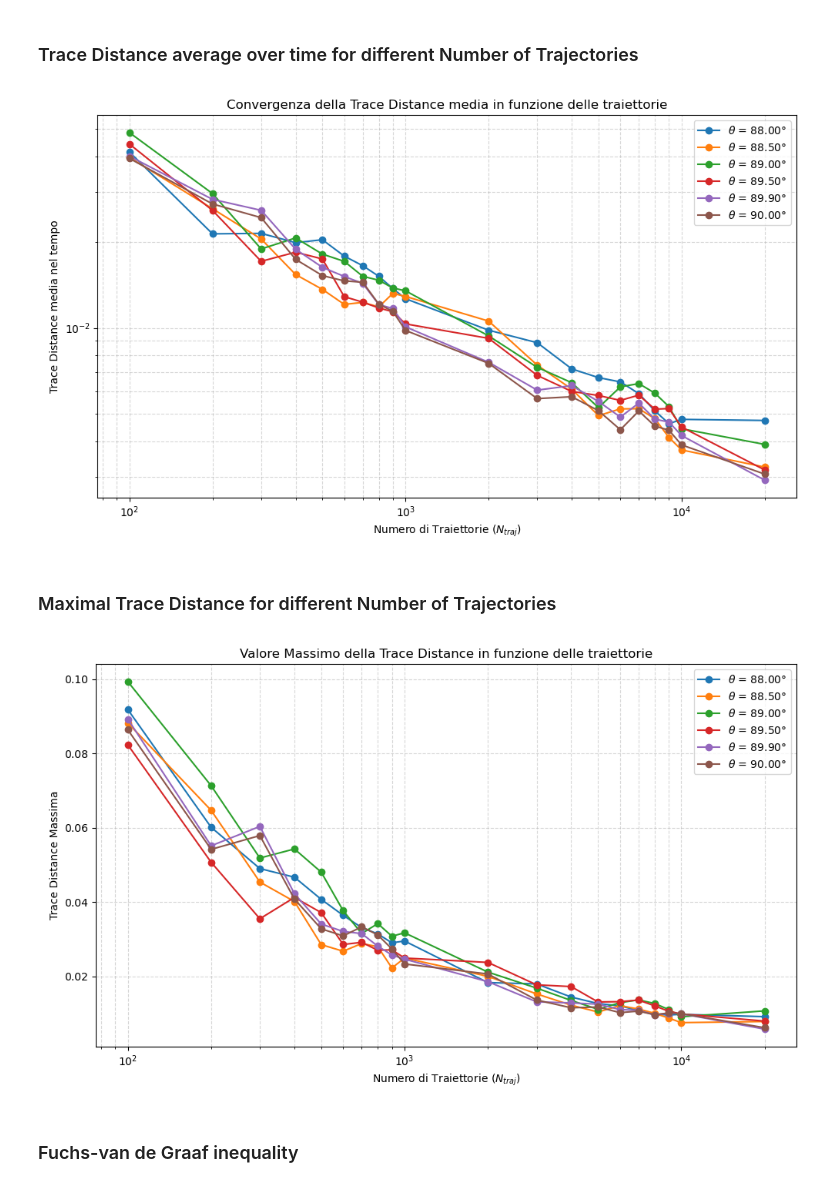
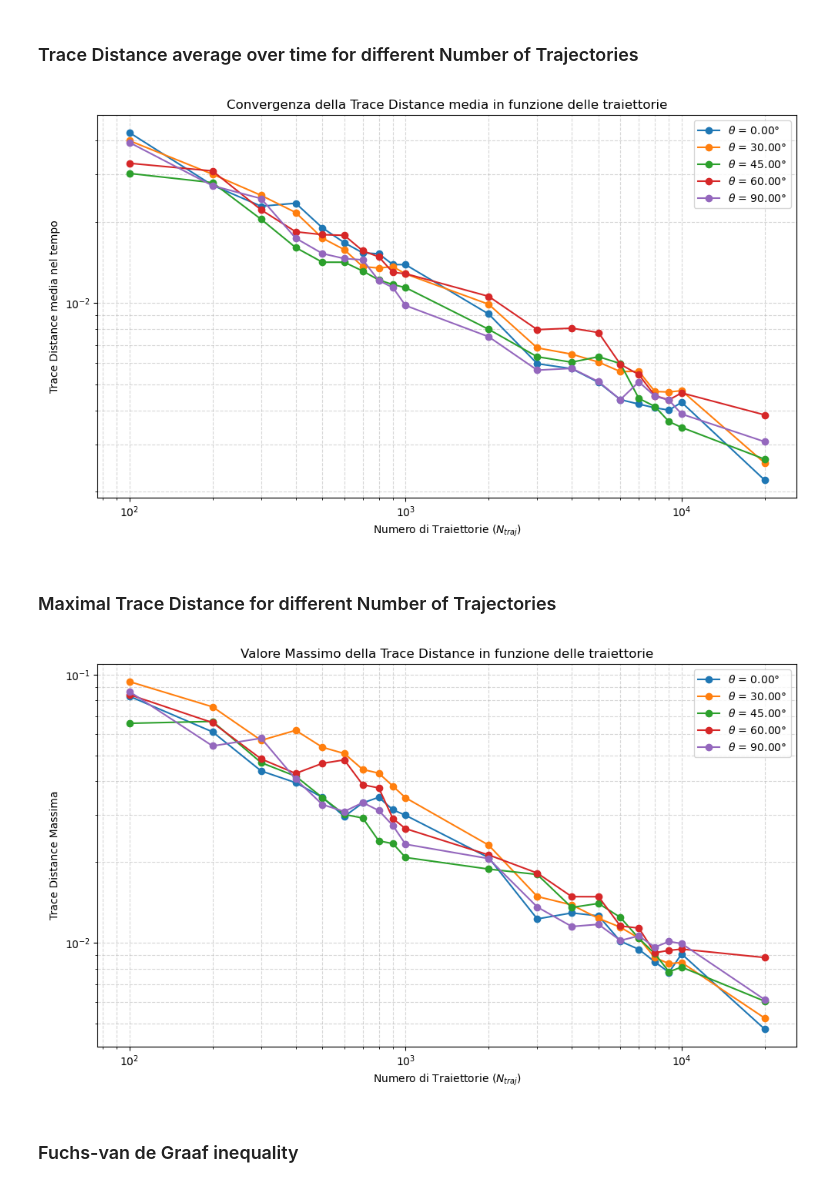
Before and after one commit to francescociavarella/Collisional-Methods, a Jupyter notebook: Codes/Fidelity_and_Trace_Distance_Analysis.ipynb, the cells around one changed output. Saved outputs shown, nothing was run; the diff lists cells and outputs as text; code cells hidden in the pictures.

```diff
--- a/Codes/Fidelity_and_Trace_Distance_Analysis.ipynb
+++ b/Codes/Fidelity_and_Trace_Distance_Analysis.ipynb
@@ -143,7 +143,7 @@ def trace_distance_qubit(rho, sigma):
 #   'close_to_90'  → results_close_to_90_deg.pkl
 # ============================================================
 
-MODE = 'close_to_90'   # <-- cambia qui: 'normal' oppure 'close_to_90'
+MODE = 'normal'   # <-- change: 'normal' or 'close_to_90'
 
 # --- Paths ---
 input_path = "../Results/Data/"
@@ -157,7 +157,7 @@ _cfg = {
         'save_fidelity_max_value': os.path.join(path_imm, "Fidelity_max_value.png"),
         'save_trace_distance_time_avg': os.path.join(path_imm, "Trace_Distance_time_avg.png"),
         'save_trace_distance_max_value': os.path.join(path_imm, "Trace_Distance_max_value.png"),
-        'thetas_deg': [90, 60, 45, 30, 0],
+        'thetas_deg': [0, 30, 45, 60, 90],
     },
     'close_to_90': {
         'input_file': os.path.join(input_path, "results_close_to_90_deg_many_trajectories.pkl"),
@@ -493,40 +493,42 @@ plt.tight_layout()
 
 plt.show()
 # %% [output]
-[figure, old version]
+[figure, new version]
 # %% [markdown]
 ### Maximal Trace Distance for different Number of Trajectories
 # %%
 plt.figure(figsize=(10, 6))
 
 # Cicliamo su tutti gli angoli disponibili
 for theta, td_matrix in Trace_Distance_tensors.items():
 
     # Calcoliamo il MASSIMO lungo la dimensione del tempo (axis=1)
     td_max = np.max(td_matrix, axis=1)
 
     # Convertiamo l'angolo in gradi per la legenda
     theta_deg = np.degrees(theta)
 
     # Plottiamo la curva
     plt.plot(N_traj_list, td_max, marker='o', linestyle='-',
              label=f'$\\theta$ = {theta_deg:.2f}°')
 
 # Formattazione
 plt.xlabel("Numero di Traiettorie ($N_{traj}$)")
 plt.ylabel("Trace Distance Massima")
 plt.title("Valore Massimo della Trace Distance in funzione delle traiettorie")
 
 # Scala logaritmica
 plt.xscale('log')
+plt.yscale('log')
+
 
 plt.grid(True, which="both", linestyle='--', alpha=0.5)
 plt.legend()
 plt.tight_layout()
 
 plt.show()
 # %% [output]
-[figure, old version]
+[figure, new version]
 # %% [markdown]
 ### Fuchs-van de Graaf inequality
 # %%
```
Also changed, not shown: parts of 10 cells of this notebook, 2 other files.
